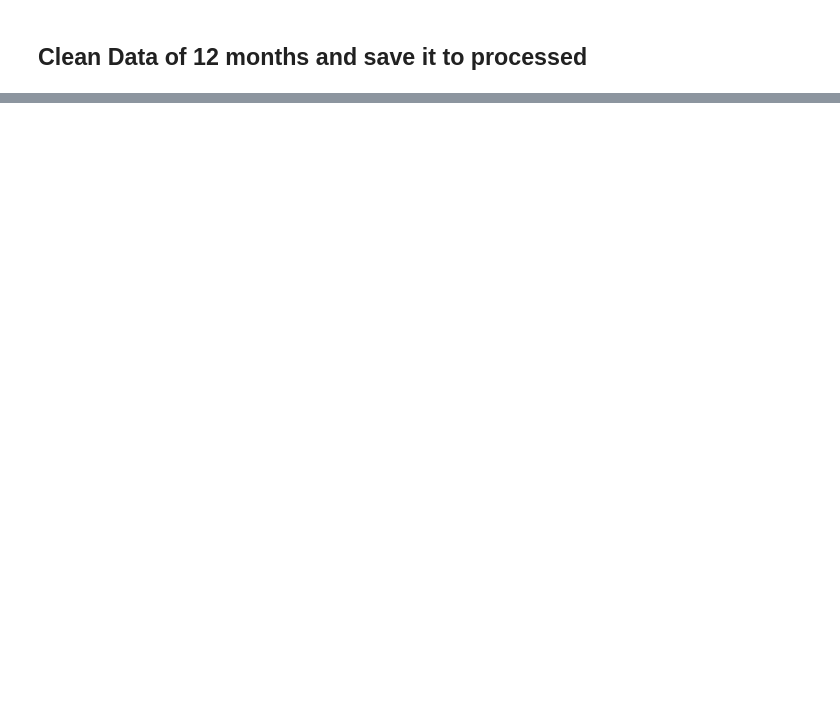
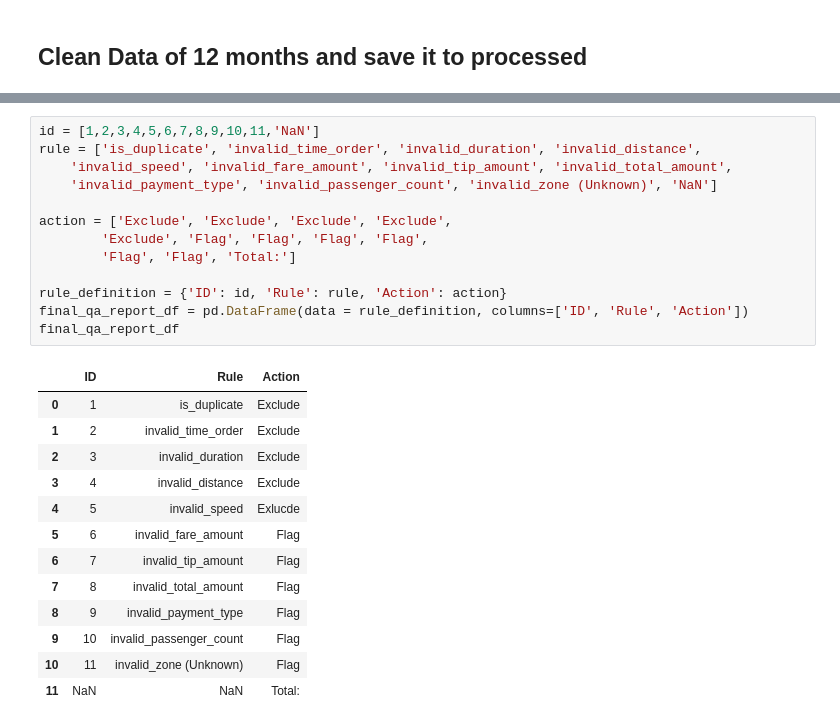
Before and after one commit to flamocodeallday/2526-LTXLDL-Project-AIT2006-4-1.3, a Jupyter notebook: notebooks/2_normalize_clean.ipynb, the cells around one changed output, grey strips where cells are left out. Cells and saved outputs as stored; diff of their text form; blank space fills up the shorter version.

```diff
--- a/notebooks/2_normalize_clean.ipynb
+++ b/notebooks/2_normalize_clean.ipynb
@@ -67,0 +187,27 @@ df1_cleaned.describe()
+# %%
+id = [1,2,3,4,5,6,7,8,9,10,11,'NaN']
+rule = ['is_duplicate', 'invalid_time_order', 'invalid_duration', 'invalid_distance',
+    'invalid_speed', 'invalid_fare_amount', 'invalid_tip_amount', 'invalid_total_amount',
+    'invalid_payment_type', 'invalid_passenger_count', 'invalid_zone (Unknown)', 'NaN']
+
+action = ['Exclude', 'Exclude', 'Exclude', 'Exclude',
+        'Exclude', 'Flag', 'Flag', 'Flag', 'Flag',
+        'Flag', 'Flag', 'Total:']
+
+rule_definition = {'ID': id, 'Rule': rule, 'Action': action}
+final_qa_report_df = pd.DataFrame(data = rule_definition, columns=['ID', 'Rule', 'Action'])
+final_qa_report_df
+# %% [output]
+|  | ID | Rule | Action |
+| 0 | 1 | is_duplicate | Exclude |
+| 1 | 2 | invalid_time_order | Exclude |
+| 2 | 3 | invalid_duration | Exclude |
+| 3 | 4 | invalid_distance | Exclude |
+| 4 | 5 | invalid_speed | Exlucde |
+| 5 | 6 | invalid_fare_amount | Flag |
+| 6 | 7 | invalid_tip_amount | Flag |
+| 7 | 8 | invalid_total_amount | Flag |
+| 8 | 9 | invalid_payment_type | Flag |
+| 9 | 10 | invalid_passenger_count | Flag |
+| 10 | 11 | invalid_zone (Unknown) | Flag |
+| 11 | NaN | NaN | Total: |
```
Also changed, not shown: parts of 14 cells of this notebook, 2 other files.
